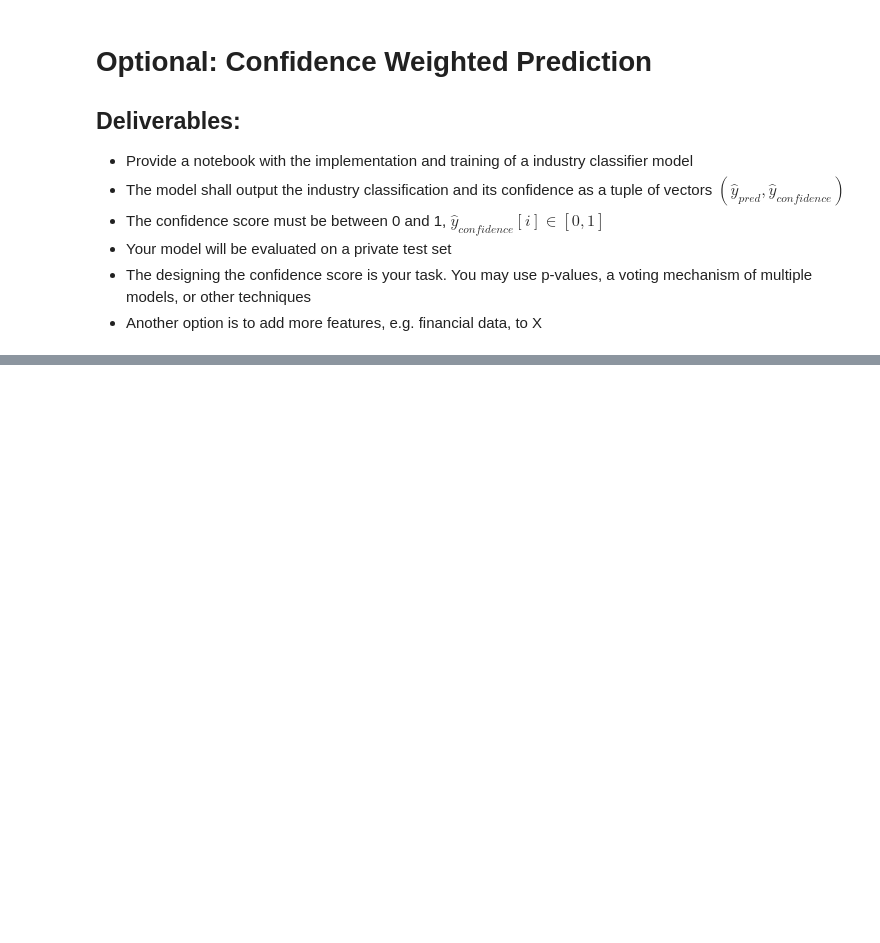
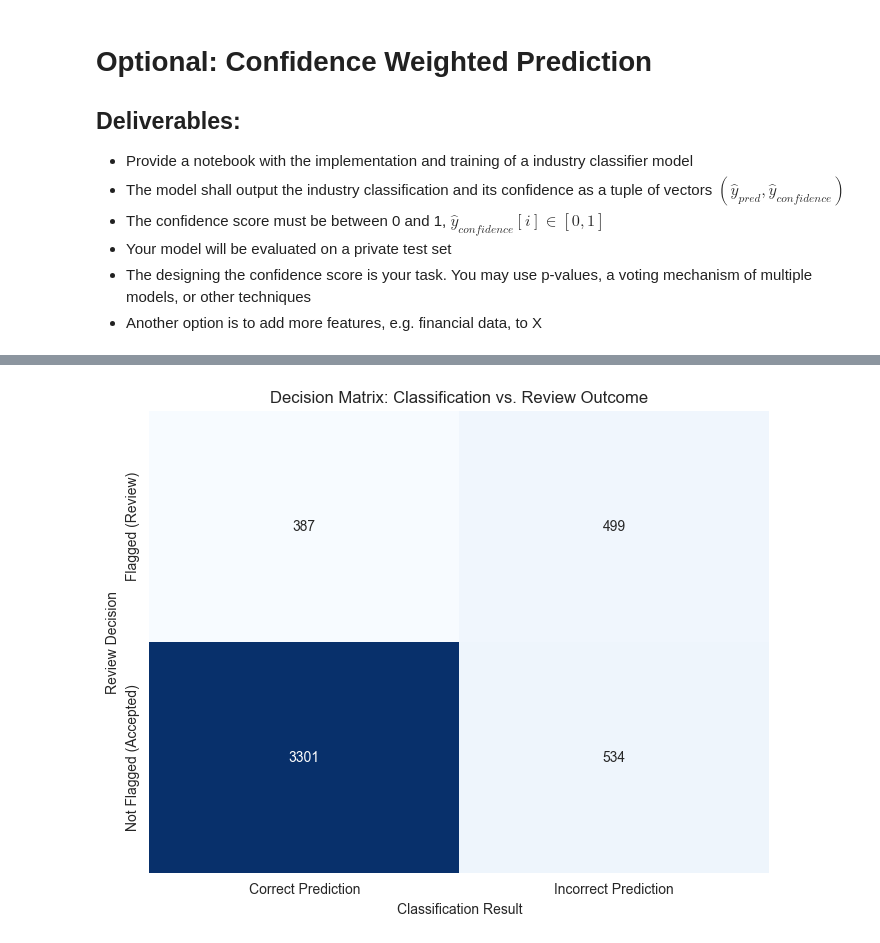
Before and after one commit to dastuzh/FDS25-T043, a Jupyter notebook: final_submission_combined.ipynb, the cells around one changed output, grey strips where cells are left out. Drawn from its saved outputs; the diff is of its cells as text; code cells hidden in the pictures; blank space fills up the shorter version.

```diff
--- a/code_skeleton_industry_classification.ipynb
+++ b/final_submission_combined.ipynb
@@ -799,0 +756,4 @@ plt.show()
+# %%
+review_df = flag_uncertain_predictions(y_pred_final, confidence_final, 0.08)
+# %%
+review_df['true_label_encoded'] = y_test
@@ -799,0 +812,42 @@ plt.show()
+# %%
+# 1. Determine if the prediction was correct
+is_correct = review_df["predicted_label"] == review_df["true_label_encoded"]
+review_df['is_correct'] = is_correct
+
+# 2. Define the four quadrants
+# (Note: We invert the 'needs_review' logic for clarity in the matrix labels)
+is_flagged = review_df['needs_review']
+is_accepted = ~is_flagged # Not Flagged
+
+# Quadrant Counts
+q_correct_accepted = len(review_df[is_correct & is_accepted])
+q_incorrect_accepted = len(review_df[~is_correct & is_accepted])
+
+q_correct_flagged = len(review_df[is_correct & is_flagged])
+q_incorrect_flagged = len(review_df[~is_correct & is_flagged])
+
+
+# 3. Create the Matrix Data Structure
+matrix_data = [
+    [q_correct_flagged, q_incorrect_flagged],  # Row 1: Flagged
+    [q_correct_accepted, q_incorrect_accepted] # Row 2: Not Flagged (Accepted)
+]
+
+# 4. Plot the Matrix using Seaborn Heatmap
+plt.figure(figsize=(8, 6))
+sns.heatmap(
+    matrix_data,
+    annot=True,
+    fmt='d',  # Display as integer
+    cmap='Blues',
+    cbar=False,
+    xticklabels=['Correct Prediction', 'Incorrect Prediction'],
+    yticklabels=['Flagged (Review)', 'Not Flagged (Accepted)']
+)
+
+plt.title('Decision Matrix: Classification vs. Review Outcome')
+plt.xlabel('Classification Result')
+plt.ylabel('Review Decision')
+plt.show()
+# %% [output]
+[figure, added]
```
Also changed, not shown: parts of 90 cells of this notebook, 3 other files.
